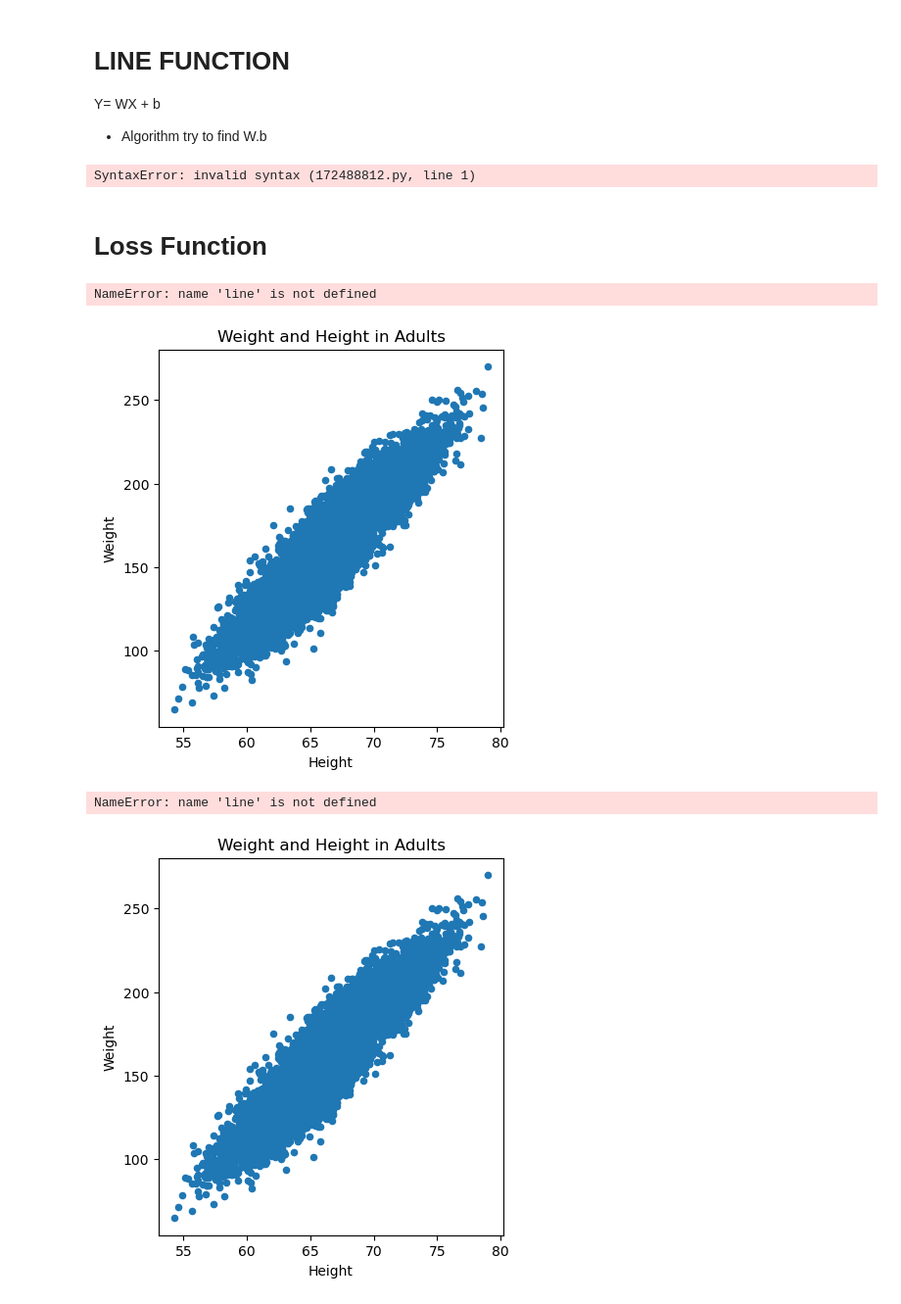
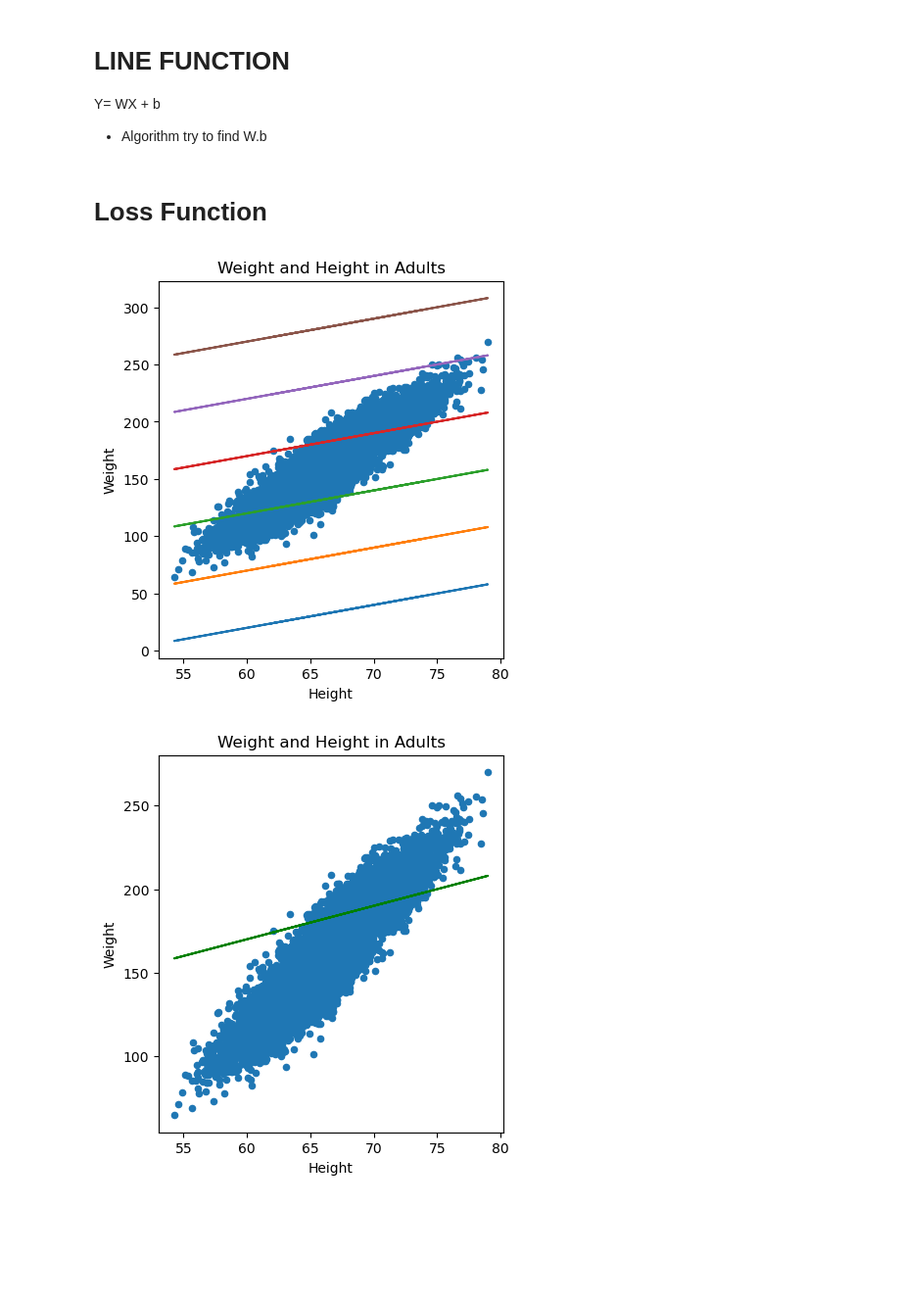
Before and after one commit to Tabish1995ahmed/REGRESSION, a Jupyter notebook: REGRESSION.ipynb, the cells around one changed output. Shown at 98% size. Saved outputs shown, nothing was run; the diff lists cells and outputs as text; code cells hidden in the pictures; blank space fills up the shorter version.

```diff
--- a/REGRESSION.ipynb
+++ b/REGRESSION.ipynb
@@ -87,10 +87,8 @@ plt.scatter(X,Y)
 Y= WX + b
 * Algorithm try to find W.b
 # %%
-def line(x, w, b=0)
+def line(x, w, b=0):
     return w*x + b
-# %% [output]
-SyntaxError: invalid syntax (172488812.py, line 1)
 # %% [markdown]
 # Loss Function
 # %%
@@ -113,34 +111,27 @@ for b in bs:
     mse = mean_squared_error(Y,y_pred)
     mses.append(mse)
     plt.plot(X,y_pred)
-#     break
-
-ax2 = plt.subplot(122)
-ax2.plot(bs,mses,'o-')
-plt.title("Cost as function of b")
-plt.xlabel("B")
+    #break
 # %% [output]
-NameError: name 'line' is not defined
-[figure, old version]
+[figure, new version]
 # %%
 
 plt.figure(figsize=(10,5))
 ax1 = plt.subplot(121)
 df.plot(kind='scatter',
       x='Height',
       y='Weight',
       title="Weight and Height in Adults",
       ax=ax1)
 
 bs = [50]
 mses = []
 for b in bs:
     y_pred = line(X,2,b)
     mse = mean_squared_error(Y,y_pred)
     mses.append(mse)
-    plt.plot(X,y_pred,'r')
-#     break
+    plt.plot(X,y_pred,'g')
+    break
 # %% [output]
-NameError: name 'line' is not defined
-[figure, old version]
+[figure, new version]
 # %%
```
Also changed, not shown: parts of 3 cells of this notebook.
